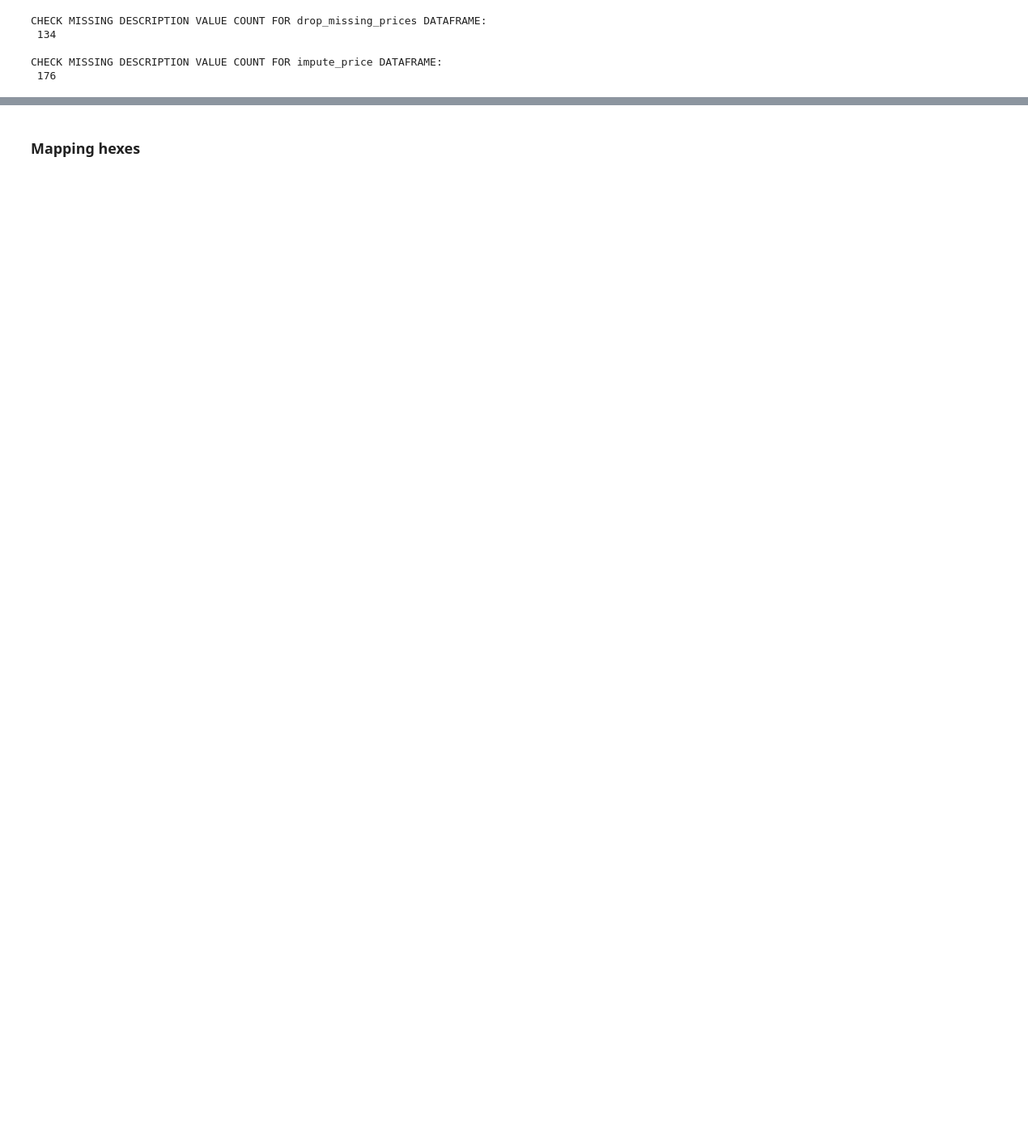
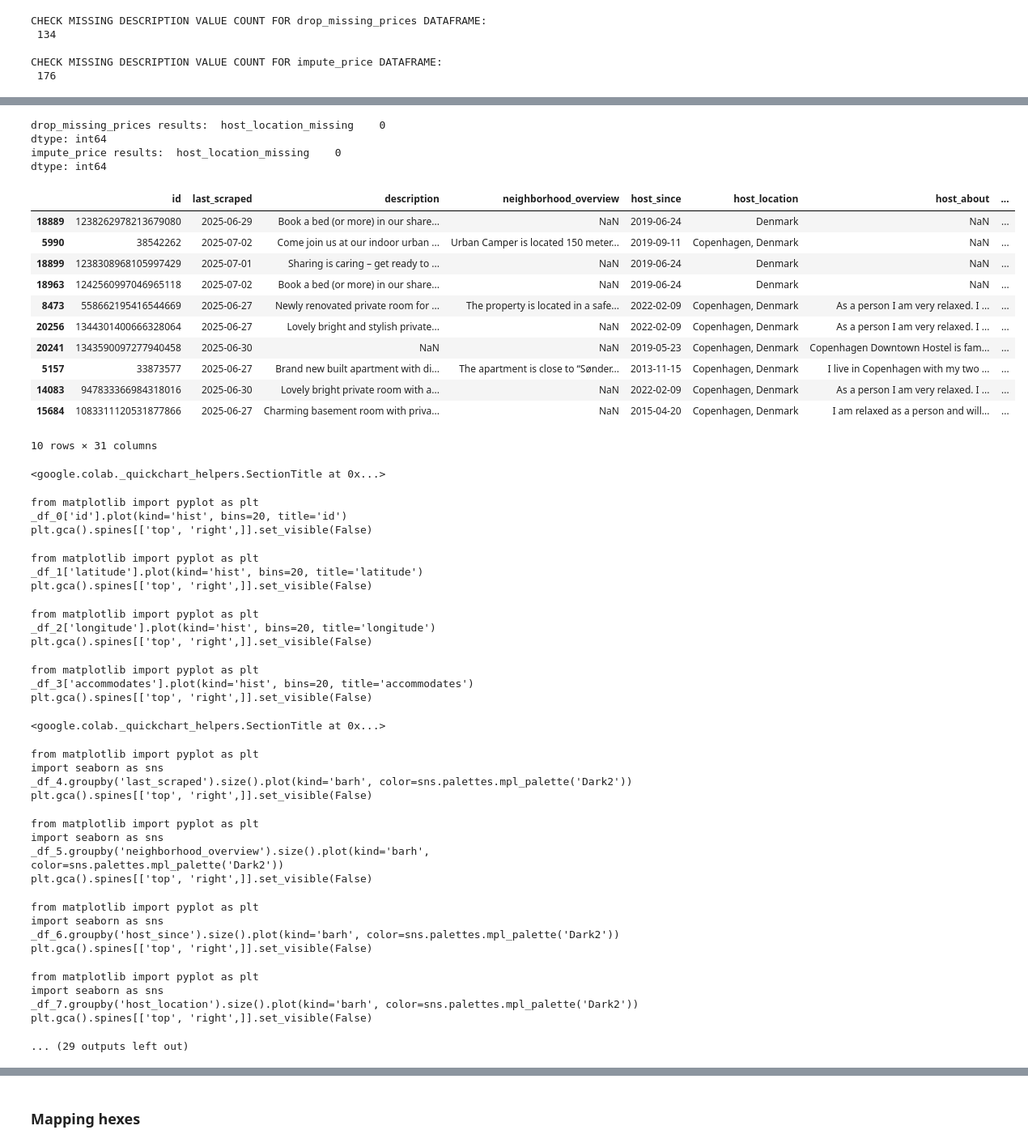
Before and after one commit to torbenbillow/CBS-AML-PROJECT, a Jupyter notebook: notebooks/00_welcome.ipynb, the cells around one changed output, grey strips where cells are left out. Shown at 81% size. Saved outputs shown, nothing was run; the diff lists cells and outputs as text; code cells hidden in the pictures; blank space fills up the shorter version.

```diff
--- a/notebooks/00_welcome.ipynb
+++ b/notebooks/00_welcome.ipynb
@@ -74,7 +76,7 @@ After filtering: (10132, 79)
 print("Before column drops:",df.shape)
 
 # The following columns are irrelevant, and thus, we have chosen to drop them.
-df = df.drop(columns=["listing_url","scrape_id","source","host_id","host_url","calendar_last_scraped","first_review"])
+df = df.drop(columns=["listing_url","scrape_id","source","host_id","host_url","calendar_last_scraped","first_review","host_neighbourhood"])
 
 # The following columns could impact a listing's "success" (discrimination, etc.), but due to the complexity and the scope of this project,
 # we have chosen to drop it.
@@ -478,10 +495,7 @@ Name: description_length, dtype: int64
 # %%
 # Data has a host_since feature, so we use it to create a "host_tenure_days" column for each dataframe.
 
-df_drop_price['host_since'] = pd.to_datetime(df_drop_price['host_since'], errors='coerce')
-latest_scrape = pd.to_datetime(df_drop_price['last_scraped']).max()
-df_drop_price['host_tenure_days'] = (latest_scrape - df_drop_price['host_since']).dt.days
-
-df_price_imputation['host_since'] = pd.to_datetime(df_price_imputation['host_since'], errors='coerce')
-latest_scrape = pd.to_datetime(df_price_imputation['last_scraped']).max()
-df_price_imputation['host_tenure_days'] = (latest_scrape - df_price_imputation['host_since']).dt.days
+for name, df in datasets.items():
+  df['host_since'] = pd.to_datetime(df['host_since'], errors='coerce')
+  latest_scrape = pd.to_datetime(df['last_scraped']).max() # Isolate the latest scrape date for calculation
+  df['host_tenure_days'] = (latest_scrape - df['host_since']).dt.days # Create new "host_tenure_days" attribute
@@ -528,0 +563,62 @@ df['host_response_time'] = df['host_response_time'].fillna('unknown')
+# %%
+for name, df in datasets.items():
+  df['host_location_missing'] = df['host_location'].isna().astype(int) # Make flag for host location
+
+# We are now dropping the "host_location" attribute, as we are not doing any text analysis
+for name, df in datasets.items():
+  df = df.drop(columns=["host_location"])
+
+# Print results
+for name, df in datasets.items():
+  print(f"{name} results: ",df[["host_location_missing"]].isna().sum())
+# %% [output]
+drop_missing_prices results:  host_location_missing    0
+dtype: int64
+impute_price results:  host_location_missing    0
+dtype: int64
+# %%
+df_drop_price.sort_values(by="price", ascending=True).head(10)
+# %% [output]
+|  | id | last_scraped | description | neighborhood_overview | host_since | host_location | host_about | ... |
+| 18889 | 1238262978213679080 | 2025-06-29 | Book a bed (or more) in our share... | NaN | 2019-06-24 | Denmark | NaN | ... |
+| 5990 | 38542262 | 2025-07-02 | Come join us at our indoor urban ... | Urban Camper is located 150 meter... | 2019-09-11 | Copenhagen, Denmark | NaN | ... |
+| 18899 | 1238308968105997429 | 2025-07-01 | Sharing is caring – get ready to ... | NaN | 2019-06-24 | Denmark | NaN | ... |
+| 18963 | 1242560997046965118 | 2025-07-02 | Book a bed (or more) in our share... | NaN | 2019-06-24 | Denmark | NaN | ... |
+| 8473 | 558662195416544669 | 2025-06-27 | Newly renovated private room for ... | The property is located in a safe... | 2022-02-09 | Copenhagen, Denmark | As a person I am very relaxed. I ... | ... |
+| 20256 | 1344301400666328064 | 2025-06-27 | Lovely bright and stylish private... | NaN | 2022-02-09 | Copenhagen, Denmark | As a person I am very relaxed. I ... | ... |
+| 20241 | 1343590097277940458 | 2025-06-30 | NaN | NaN | 2019-05-23 | Copenhagen, Denmark | Copenhagen Downtown Hostel is fam... | ... |
+| 5157 | 33873577 | 2025-06-27 | Brand new built apartment with di... | The apartment is close to “Sønder... | 2013-11-15 | Copenhagen, Denmark | I live in Copenhagen with my two ... | ... |
+| 14083 | 947833366984318016 | 2025-06-30 | Lovely bright private room with a... | NaN | 2022-02-09 | Copenhagen, Denmark | As a person I am very relaxed. I ... | ... |
+| 15684 | 1083311120531877866 | 2025-06-27 | Charming basement room with priva... | NaN | 2015-04-20 | Copenhagen, Denmark | I am relaxed as a person and will... | ... |
+10 rows × 31 columns
+<google.colab._quickchart_helpers.SectionTitle at 0x...>
+from matplotlib import pyplot as plt
+_df_0['id'].plot(kind='hist', bins=20, title='id')
+plt.gca().spines[['top', 'right',]].set_visible(False)
+from matplotlib import pyplot as plt
+_df_1['latitude'].plot(kind='hist', bins=20, title='latitude')
+plt.gca().spines[['top', 'right',]].set_visible(False)
+from matplotlib import pyplot as plt
+_df_2['longitude'].plot(kind='hist', bins=20, title='longitude')
+plt.gca().spines[['top', 'right',]].set_visible(False)
+from matplotlib import pyplot as plt
+_df_3['accommodates'].plot(kind='hist', bins=20, title='accommodates')
+plt.gca().spines[['top', 'right',]].set_visible(False)
+<google.colab._quickchart_helpers.SectionTitle at 0x...>
+from matplotlib import pyplot as plt
+import seaborn as sns
+_df_4.groupby('last_scraped').size().plot(kind='barh', color=sns.palettes.mpl_palette('Dark2'))
+plt.gca().spines[['top', 'right',]].set_visible(False)
+from matplotlib import pyplot as plt
+import seaborn as sns
+_df_5.groupby('neighborhood_overview').size().plot(kind='barh', color=sns.palettes.mpl_palette('Dark2'))
+plt.gca().spines[['top', 'right',]].set_visible(False)
+from matplotlib import pyplot as plt
+import seaborn as sns
+_df_6.groupby('host_since').size().plot(kind='barh', color=sns.palettes.mpl_palette('Dark2'))
+plt.gca().spines[['top', 'right',]].set_visible(False)
+from matplotlib import pyplot as plt
+import seaborn as sns
+_df_7.groupby('host_location').size().plot(kind='barh', color=sns.palettes.mpl_palette('Dark2'))
+plt.gca().spines[['top', 'right',]].set_visible(False)
+... (29 outputs left out)
```
Also changed, not shown: parts of 31 cells of this notebook.
